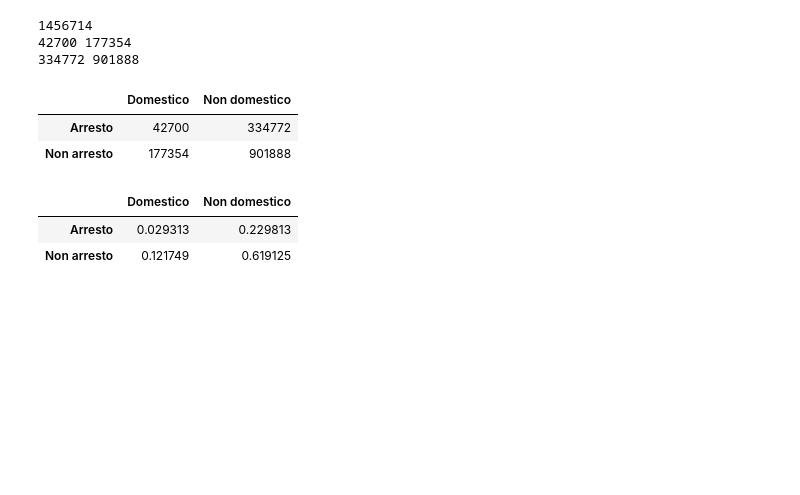
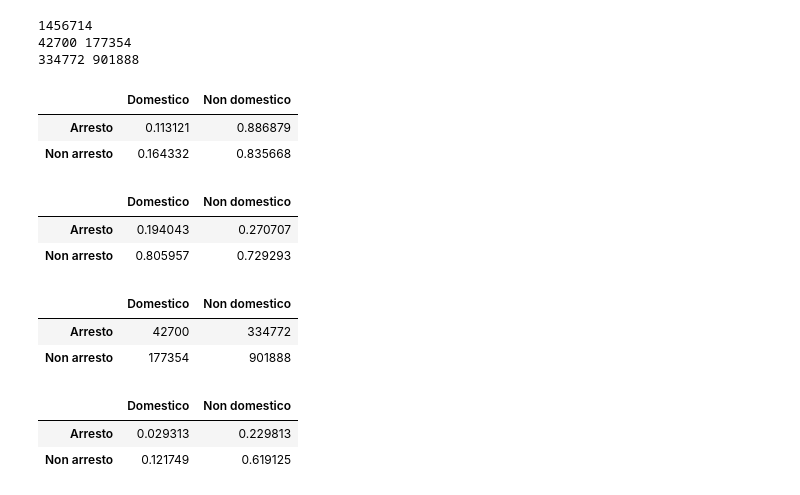
Before and after one commit to AgnolaTommaso-zz/ProgettoDataScienza, a Jupyter notebook: Progetto/Chicago_Crimes2.ipynb, the cells around one changed output. Cells and saved outputs as stored; diff of their text form; code cells hidden in the pictures; blank space fills up the shorter version.

```diff
--- a/Progetto/Chicago_Crimes2.ipynb
+++ b/Progetto/Chicago_Crimes2.ipynb
@@ -464,6 +464,44 @@ t[1,1] = no_domestico_senza_arresto
 1456714
 42700 177354
 334772 901888
+# %%
+tutti_arresto = t[0,1] + t[0,0]
+tutti_nonarresto = t[1,1] + t[1,0]
+
+t2 = np.full((len(V), len(U)), 0, dtype=float)
+
+t2[0,1] = float(t[0,1]) / tutti_arresto
+t2[0,0] = float(t[0,0]) / tutti_arresto
+
+t2[1,1] = float(t[1,1]) / tutti_nonarresto
+t2[1,0] = float(t[1,0]) / tutti_nonarresto
+
+pd.DataFrame(t2, # dati
+             index=V, # intestazioni di riga
+             columns=U) # intestazioni di colonna
+# %% [output]
+|  | Domestico | Non domestico |
+| Arresto | 0.113121 | 0.886879 |
+| Non arresto | 0.164332 | 0.835668 |
+# %%
+tutti_domestico = t[0,0] + t[1,0]
+tutti_nondomestico = t[1,1] + t[0,1]
+
+t3 = np.full((len(V), len(U)), 0, dtype=float)
+
+t3[0,1] = float(t[0,1]) / tutti_nondomestico
+t3[0,0] = float(t[0,0]) / tutti_domestico
+
+t3[1,1] = float(t[1,1]) / tutti_nondomestico
+t3[1,0] = float(t[1,0]) / tutti_domestico
+
+pd.DataFrame(t3, # dati
+             index=V, # intestazioni di riga
+             columns=U) # intestazioni di colonna
+# %% [output]
+|  | Domestico | Non domestico |
+| Arresto | 0.194043 | 0.270707 |
+| Non arresto | 0.805957 | 0.729293 |
 # %%
 pd.DataFrame(t, # dati
              index=V, # intestazioni di riga
```
Also changed, not shown: 2 other files.
